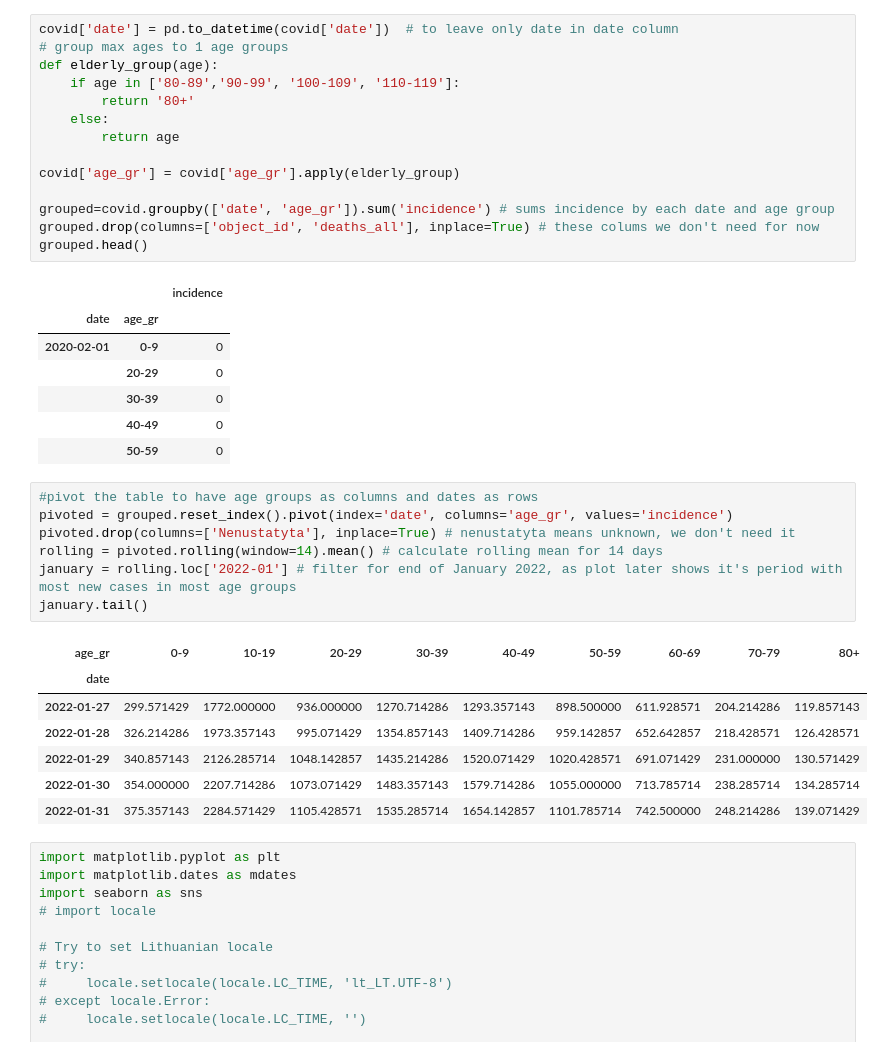
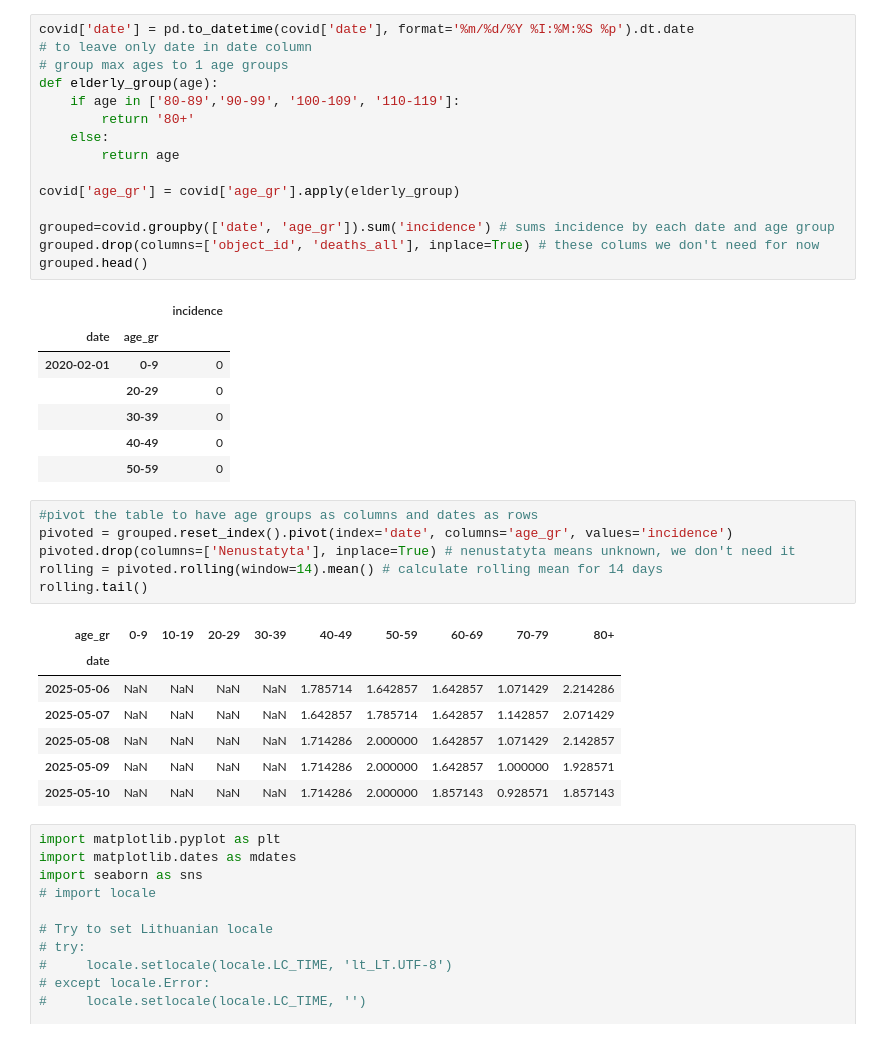
Before and after one commit to Angelika3108/COVID19_LT, a Jupyter notebook: notebooks/CovidLT2020_2025.ipynb, the cells around one changed output. Drawn from its saved outputs; the diff is of its cells as text.

```diff
--- a/notebooks/CovidLT2020_2025.ipynb
+++ b/notebooks/CovidLT2020_2025.ipynb
@@ -23,7 +23,8 @@ covid.head()
 | 3 | Kalvarijos sav. | 2/1/2020 12:00:00 AM | Moteris | 70-79 | 0 | 1 | 4 |
 | 4 | Kelmės r. sav. | 2/1/2020 12:00:00 AM | Moteris | 70-79 | 0 | 1 | 5 |
 # %%
-covid['date'] = pd.to_datetime(covid['date'])  # to leave only date in date column
+covid['date'] = pd.to_datetime(covid['date'], format='%m/%d/%Y %I:%M:%S %p').dt.date
+# to leave only date in date column
 # group max ages to 1 age groups
 def elderly_group(age):
     if age in ['80-89','90-99', '100-109', '110-119']:
@@ -47,18 +48,17 @@ grouped.head()
 # %%
 #pivot the table to have age groups as columns and dates as rows
 pivoted = grouped.reset_index().pivot(index='date', columns='age_gr', values='incidence')
 pivoted.drop(columns=['Nenustatyta'], inplace=True) # nenustatyta means unknown, we don't need it
 rolling = pivoted.rolling(window=14).mean() # calculate rolling mean for 14 days
-january = rolling.loc['2022-01'] # filter for end of January 2022, as plot later shows it's period with most new cases in most age groups
-january.tail()
+rolling.tail()
 # %% [output]
 | age_gr | 0-9 | 10-19 | 20-29 | 30-39 | 40-49 | 50-59 | 60-69 | 70-79 | 80+ |
 | date |  |  |  |  |  |  |  |  |  |
-| 2022-01-27 | 299.571429 | 1772.000000 | 936.000000 | 1270.714286 | 1293.357143 | 898.500000 | 611.928571 | 204.214286 | 119.857143 |
-| 2022-01-28 | 326.214286 | 1973.357143 | 995.071429 | 1354.857143 | 1409.714286 | 959.142857 | 652.642857 | 218.428571 | 126.428571 |
-| 2022-01-29 | 340.857143 | 2126.285714 | 1048.142857 | 1435.214286 | 1520.071429 | 1020.428571 | 691.071429 | 231.000000 | 130.571429 |
-| 2022-01-30 | 354.000000 | 2207.714286 | 1073.071429 | 1483.357143 | 1579.714286 | 1055.000000 | 713.785714 | 238.285714 | 134.285714 |
-| 2022-01-31 | 375.357143 | 2284.571429 | 1105.428571 | 1535.285714 | 1654.142857 | 1101.785714 | 742.500000 | 248.214286 | 139.071429 |
+| 2025-05-06 | NaN | NaN | NaN | NaN | 1.785714 | 1.642857 | 1.642857 | 1.071429 | 2.214286 |
+| 2025-05-07 | NaN | NaN | NaN | NaN | 1.642857 | 1.785714 | 1.642857 | 1.142857 | 2.071429 |
+| 2025-05-08 | NaN | NaN | NaN | NaN | 1.714286 | 2.000000 | 1.642857 | 1.071429 | 2.142857 |
+| 2025-05-09 | NaN | NaN | NaN | NaN | 1.714286 | 2.000000 | 1.642857 | 1.000000 | 1.928571 |
+| 2025-05-10 | NaN | NaN | NaN | NaN | 1.714286 | 2.000000 | 1.857143 | 0.928571 | 1.857143 |
 # %%
 import matplotlib.pyplot as plt
 import matplotlib.dates as mdates
```
Also changed, not shown: parts of 2 cells of this notebook.
